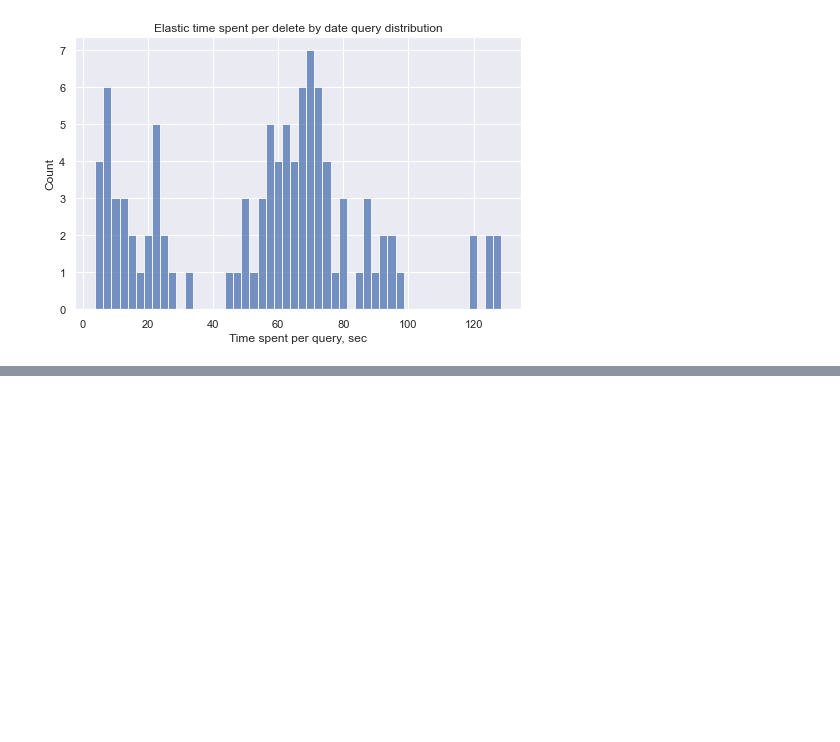
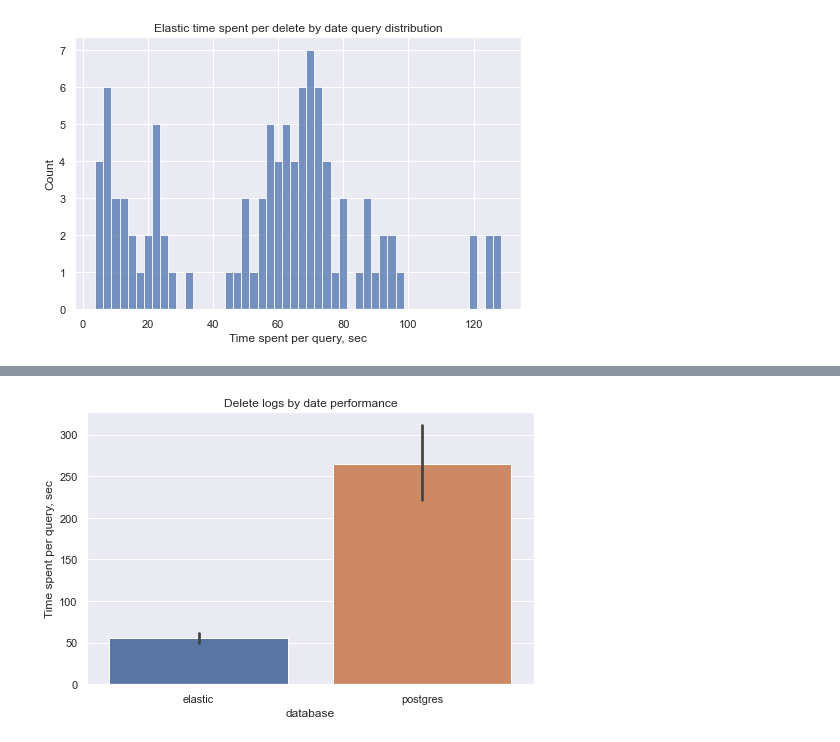
Before and after one commit to reportportal/es-logs-service, a Jupyter notebook: notebooks/performance_visualization.ipynb, the cells around one changed output, grey strips where cells are left out. Cells and saved outputs as stored; diff of their text form; code cells hidden in the pictures; blank space fills up the shorter version.

```diff
--- a/notebooks/performance_visualization.ipynb
+++ b/notebooks/performance_visualization.ipynb
@@ -525,0 +553,8 @@ plt.show()
+# %%
+plt.figure(figsize=(8, 5))
+plt.title("Delete logs by date performance")
+sns.barplot(x="database", y="time_spent", data=delete_logs_by_date_df)
+plt.ylabel("Time spent per query, sec")
+plt.show()
+# %% [output]
+[figure, added]
```
Also changed, not shown: parts of 6 cells of this notebook.
